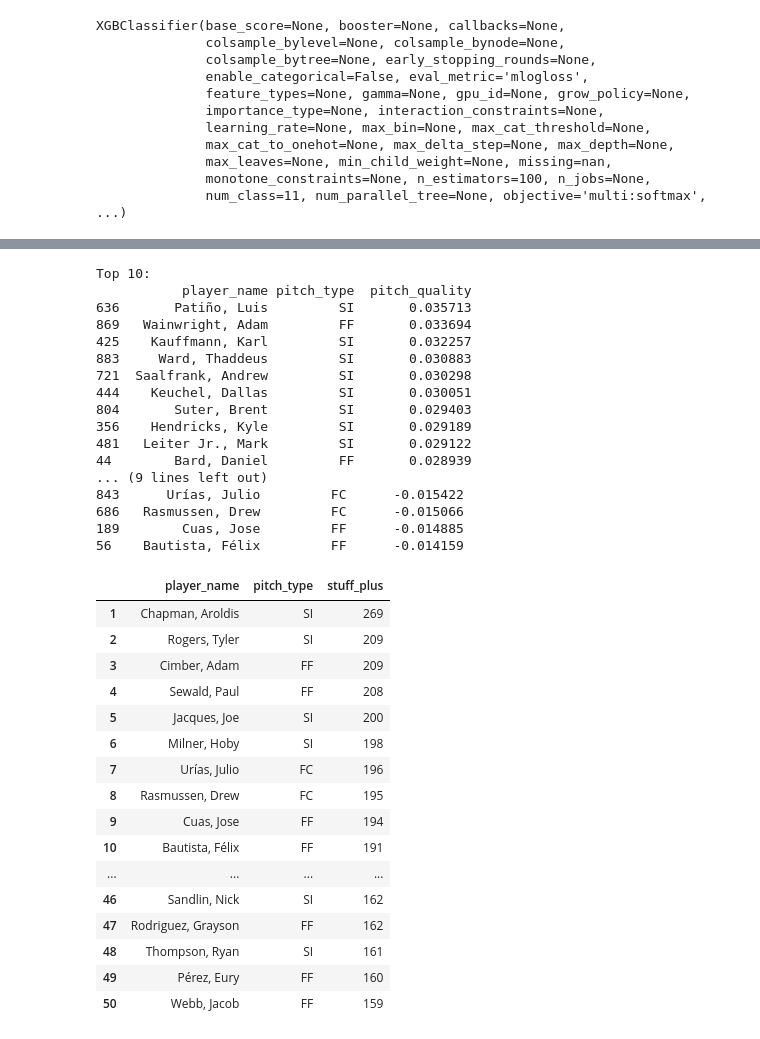
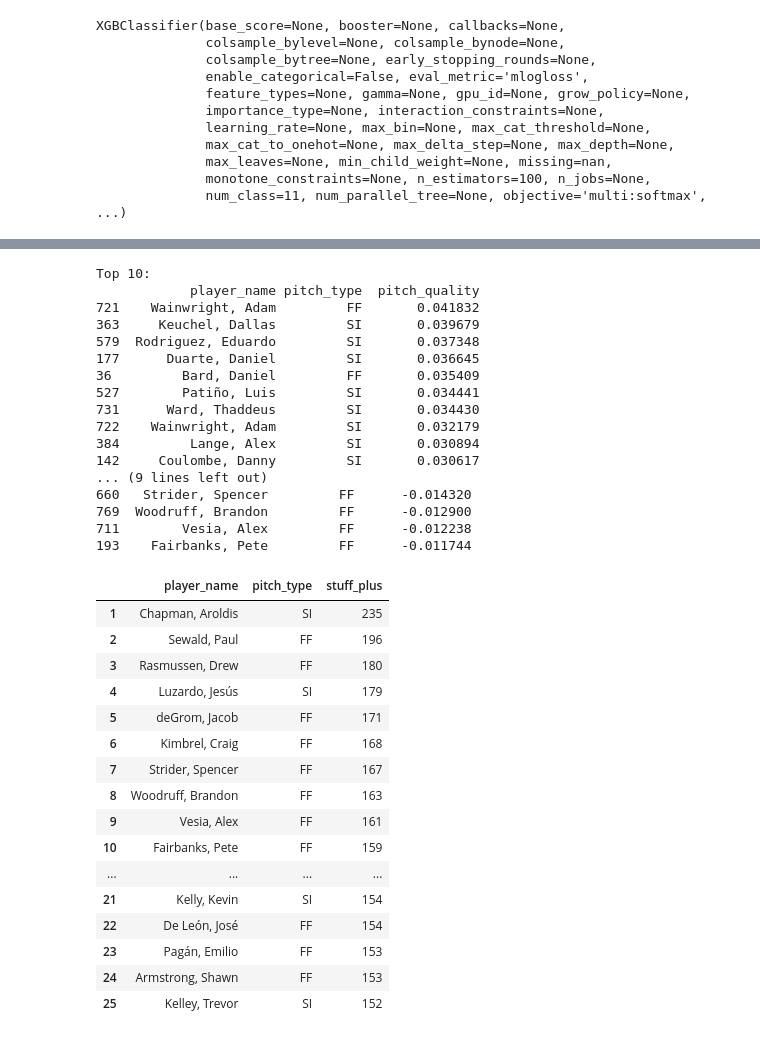
Before and after one commit to claytona500/stuff-baby, a Jupyter notebook: adam/adam_fb_model.ipynb, the cells around one changed output, grey strips where cells are left out. Saved outputs shown, nothing was run; the diff lists cells and outputs as text; code cells hidden in the pictures.

```diff
--- a/adam/adam_fb_model.ipynb
+++ b/adam/adam_fb_model.ipynb
@@ -79,9 +79,9 @@ df['pitch_id_raw'] = df['game_pk'].astype(str) + "_" + \
                             df['at_bat_number'].astype(str) + "_" + \
                             df['inning'].astype(str)
 
-# select only fastballs
+# select only fastballs 11/10 took out cutters
 
-df = df[df['pitch_type'].isin(['FF', 'SI', 'FC', 'FA', 'FT'])]
+df = df[df['pitch_type'].isin(['FF', 'SI', 'FA', 'FT'])]
 
 # normalize LHP values to RHP standards
 
@@ -115,9 +115,9 @@ df_2023['pitch_id_raw'] = df_2023['game_pk'].astype(str) + "_" + \
                             df_2023['at_bat_number'].astype(str) + "_" + \
                             df_2023['inning'].astype(str)
 
-# select only fastballs
+# select only fastballs 11/10 took out cutters
 
-df_2023 = df_2023[df_2023['pitch_type'].isin(['FF', 'SI', 'FC', 'FA', 'FT'])]
+df_2023 = df_2023[df_2023['pitch_type'].isin(['FF', 'SI', 'FA', 'FT'])]
 
 # normalize LHP values to RHP standards
 
@@ -467,70 +467,70 @@ print("\nBottom 10:")
 print(bottom_10)
 # %% [output]
 Top 10:
-           player_name pitch_type  pitch_quality
-636       Patiño, Luis         SI       0.035713
-869   Wainwright, Adam         FF       0.033694
-425    Kauffmann, Karl         SI       0.032257
-883     Ward, Thaddeus         SI       0.030883
-721  Saalfrank, Andrew         SI       0.030298
-444    Keuchel, Dallas         SI       0.030051
-804       Suter, Brent         SI       0.029403
-356    Hendricks, Kyle         SI       0.029189
-481   Leiter Jr., Mark         SI       0.029122
-44        Bard, Daniel         FF       0.028939
+            player_name pitch_type  pitch_quality
+721    Wainwright, Adam         FF       0.041832
+363     Keuchel, Dallas         SI       0.039679
+579  Rodriguez, Eduardo         SI       0.037348
+177      Duarte, Daniel         SI       0.036645
+36         Bard, Daniel         FF       0.035409
+527        Patiño, Luis         SI       0.034441
+731      Ward, Thaddeus         SI       0.034430
+722    Wainwright, Adam         SI       0.032179
+384         Lange, Alex         SI       0.030894
+142     Coulombe, Danny         SI       0.030617
 ... (9 lines left out)
-843      Urías, Julio         FC      -0.015422
-686   Rasmussen, Drew         FC      -0.015066
-189        Cuas, Jose         FF      -0.014885
-56    Bautista, Félix         FF      -0.014159
+660   Strider, Spencer         FF      -0.014320
+769  Woodruff, Brandon         FF      -0.012900
+711        Vesia, Alex         FF      -0.012238
+193    Fairbanks, Pete         FF      -0.011744
 # %%
 # determine max and min avg pitch quality values
 
 max_val = pitch_quality_sum['pitch_quality'].max()
 min_val = pitch_quality_sum['pitch_quality'].min()
 
 # create normalized stuff+ metric centered around 100
 
 pitch_quality_sum['stuff_plus'] = max_val - pitch_quality_sum['pitch_quality']
 mean_stuff = pitch_quality_sum['stuff_plus'].mean()
 scaling_factor = 100 / mean_stuff
 pitch_quality_sum['stuff_plus'] = pitch_quality_sum['stuff_plus'] * scaling_factor
 pitch_quality_sum['stuff_plus'] += 100 - pitch_quality_sum['stuff_plus'].mean()
 
 # sort by stuff plus in ascending order
 
 sorted_pitch_quality_sum = pitch_quality_sum.sort_values(by='stuff_plus', ascending=False)
 
 # reset index and +1 to get rank column
 
 sorted_pitch_quality_sum = sorted_pitch_quality_sum.reset_index()
 sorted_pitch_quality_sum.index = sorted_pitch_quality_sum.index + 1
 
 # convert to int for rounding
 
 sorted_pitch_quality_sum['stuff_plus'] = sorted_pitch_quality_sum['stuff_plus'].astype(int)
 
 # print name, pitch type, and stuff plus top 50
 
-sorted_pitch_quality_sum[['player_name', 'pitch_type', 'stuff_plus']].head(50)
+sorted_pitch_quality_sum[['player_name', 'pitch_type', 'stuff_plus']].head(25)
 # %% [output]
 |  | player_name | pitch_type | stuff_plus |
-| 1 | Chapman, Aroldis | SI | 269 |
-| 2 | Rogers, Tyler | SI | 209 |
-| 3 | Cimber, Adam | FF | 209 |
-| 4 | Sewald, Paul | FF | 208 |
-| 5 | Jacques, Joe | SI | 200 |
-| 6 | Milner, Hoby | SI | 198 |
-| 7 | Urías, Julio | FC | 196 |
-| 8 | Rasmussen, Drew | FC | 195 |
-| 9 | Cuas, Jose | FF | 194 |
-| 10 | Bautista, Félix | FF | 191 |
+| 1 | Chapman, Aroldis | SI | 235 |
+| 2 | Sewald, Paul | FF | 196 |
+| 3 | Rasmussen, Drew | FF | 180 |
+| 4 | Luzardo, Jesús | SI | 179 |
+| 5 | deGrom, Jacob | FF | 171 |
+| 6 | Kimbrel, Craig | FF | 168 |
+| 7 | Strider, Spencer | FF | 167 |
+| 8 | Woodruff, Brandon | FF | 163 |
+| 9 | Vesia, Alex | FF | 161 |
+| 10 | Fairbanks, Pete | FF | 159 |
 | ... | ... | ... | ... |
-| 46 | Sandlin, Nick | SI | 162 |
-| 47 | Rodriguez, Grayson | FF | 162 |
-| 48 | Thompson, Ryan | SI | 161 |
-| 49 | Pérez, Eury | FF | 160 |
-| 50 | Webb, Jacob | FF | 159 |
+| 21 | Kelly, Kevin | SI | 154 |
+| 22 | De León, José | FF | 154 |
+| 23 | Pagán, Emilio | FF | 153 |
+| 24 | Armstrong, Shawn | FF | 153 |
+| 25 | Kelley, Trevor | SI | 152 |
 # %%
 # select top 25 rows
 
```
Also changed, not shown: parts of 6 cells of this notebook, 2 other files.
